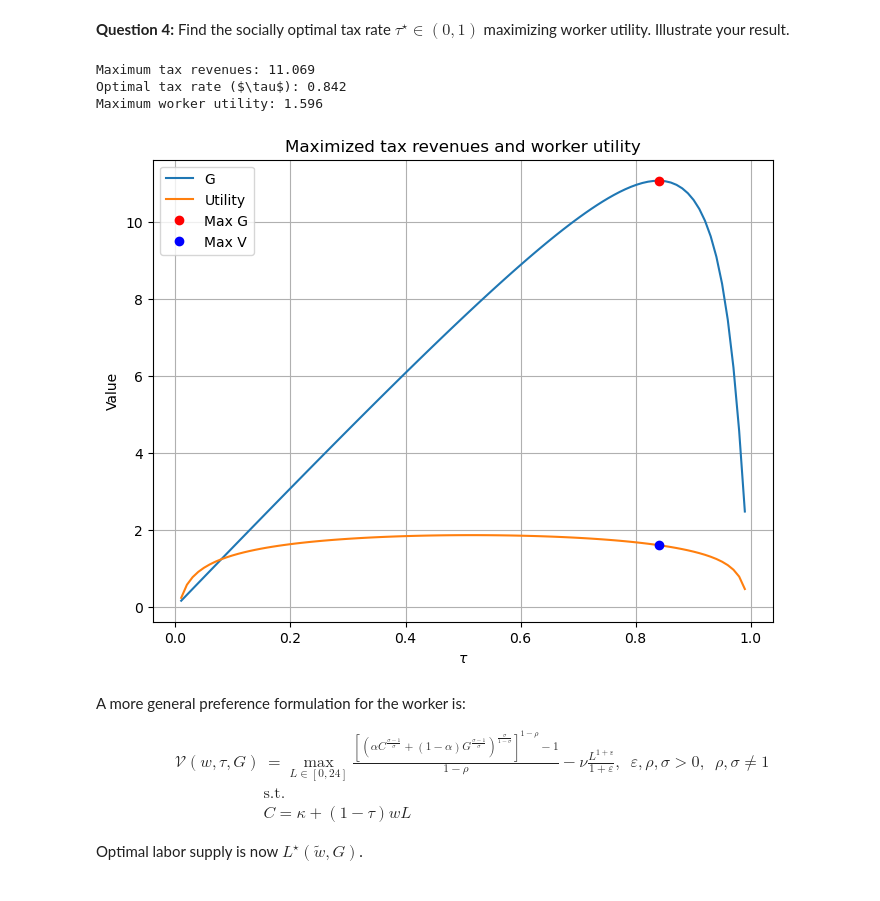
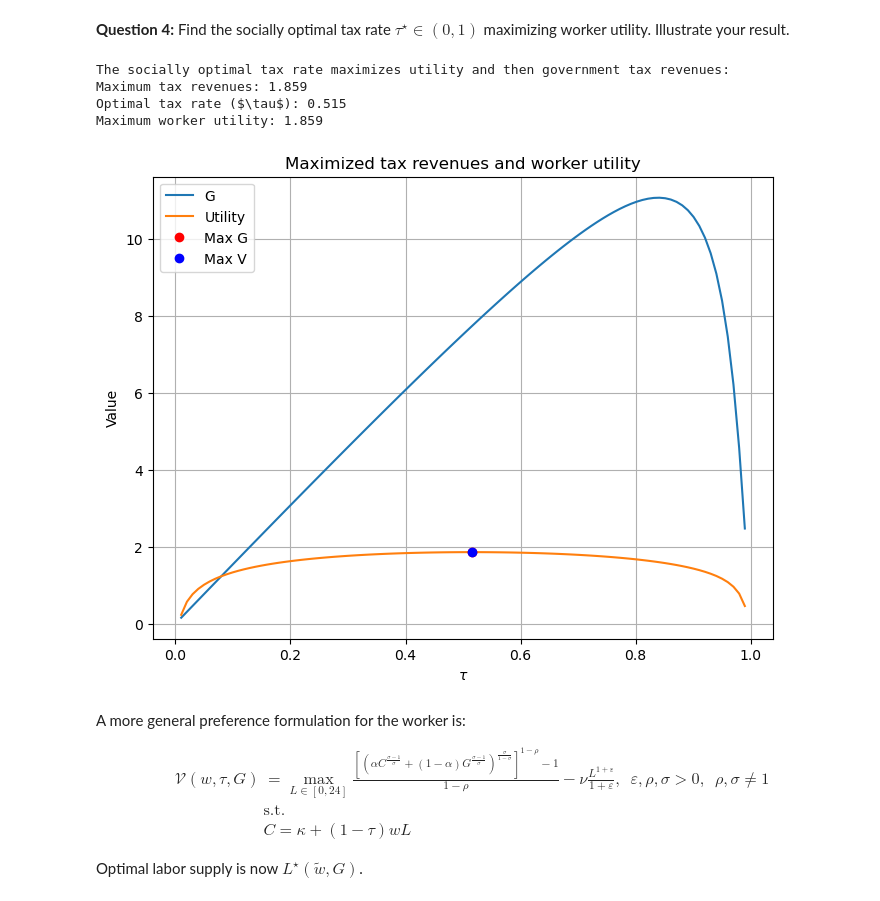
Before and after one commit to NumEconCopenhagen/projects-2023-siuuu, a Jupyter notebook: Exam/Exam-2023-notebook.ipynb, the cells around one changed output. Saved outputs shown, nothing was run; the diff lists cells and outputs as text; code cells hidden in the pictures.

```diff
--- a/Exam/Exam-2023-notebook.ipynb
+++ b/Exam/Exam-2023-notebook.ipynb
@@ -158,34 +153,36 @@ max_U = values.loc[max_G_index, 'U_values']
 # %%
-# We find the index of the maximum G value and corresponding tax rate from the previious question
 # defining optimal values
-max_G = max(values['G_values'])
-max_G_index = max_G_index = values['G_values'].idxmax()
-tau = values.loc[max_G_index, 'tau_values']
-max_U = values.loc[max_G_index, 'U_values']
+max_U = max(values['U_values'])
+max_U_index = values['U_values'].idxmax()
+tau = values.loc[max_U_index, 'tau_values']
+max_G = values.loc[max_U_index, 'U_values']
 
+# print results
+print('The socially optimal tax rate maximizes utility and then government tax revenues:')
 print(f'Maximum tax revenues: {max_G:.3f}')
 print(f'Optimal tax rate ($\\tau$): {tau:.3f}')
 print(f'Maximum worker utility: {max_U:.3f}')
 
-# Plotting the result
+# plot the results
 plt.figure(figsize=(8, 6))
 
 plt.plot(values['tau_values'], values['G_values'], label='G')
 plt.plot(values['tau_values'], values['U_values'], label='Utility')
 plt.plot(tau, max_G, 'ro', label='Max G')
 plt.plot(tau, max_U, 'bo', label='Max V')
 
 plt.xlabel('$\\tau$')
 plt.ylabel('Value')
 plt.title('Maximized tax revenues and worker utility')
 plt.legend()
 plt.grid(True)
 plt.show()
 # %% [output]
-Maximum tax revenues: 11.069
-Optimal tax rate ($\tau$): 0.842
-Maximum worker utility: 1.596
+The socially optimal tax rate maximizes utility and then government tax revenues:
+Maximum tax revenues: 1.859
+Optimal tax rate ($\tau$): 0.515
+Maximum worker utility: 1.859
-[figure, old version]
+[figure, new version]
 # %% [markdown]
 A more general preference formulation for the worker is:
 
```
Also changed, not shown: parts of 2 cells of this notebook, 1 other file.
